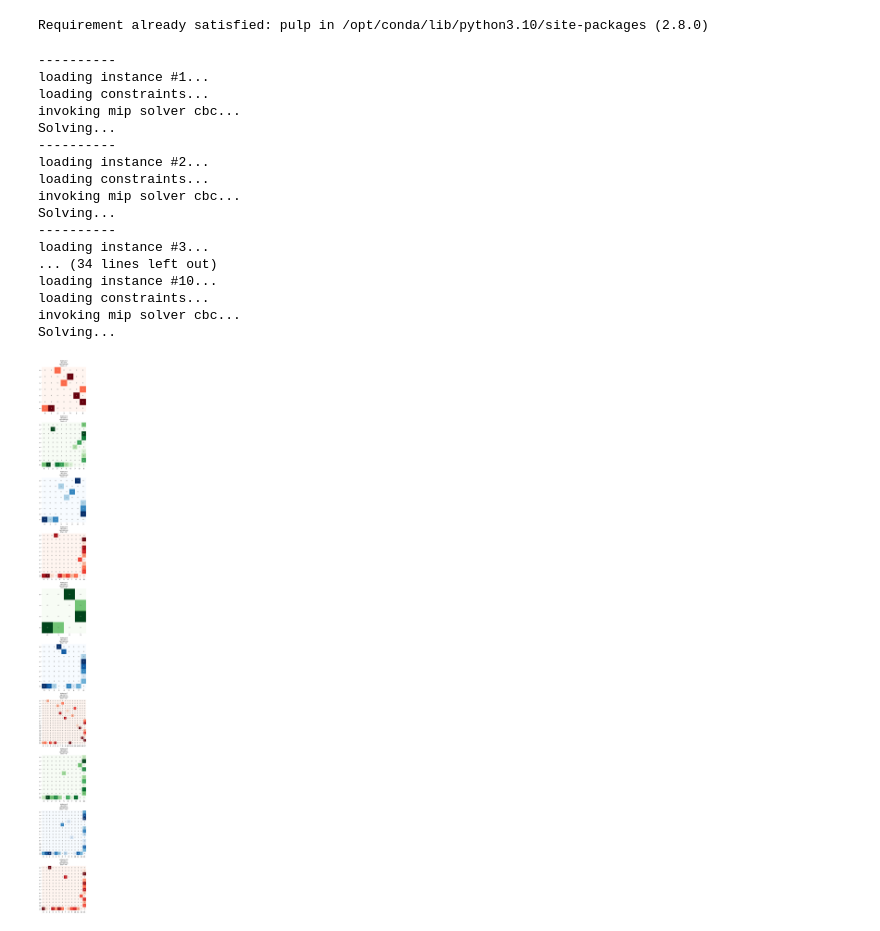
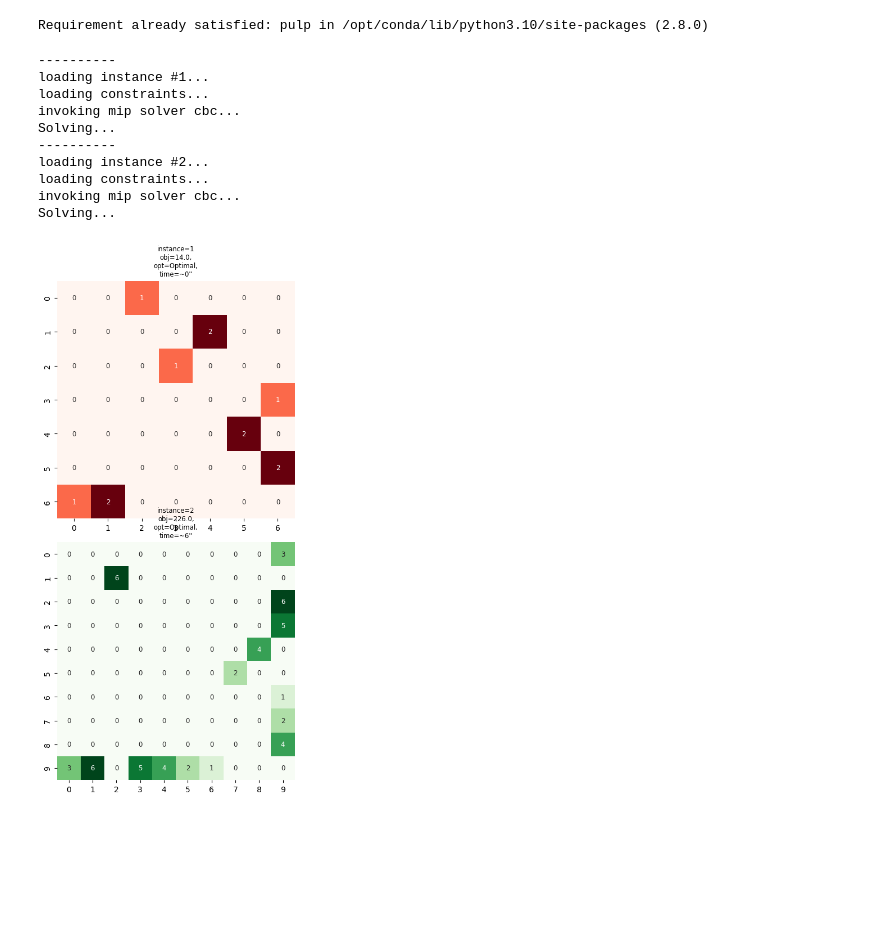
Before and after one commit to mrsalty/notebooks, a Jupyter notebook: vehicle-router-problem-with-mip.ipynb, the cells around one changed output. Saved outputs shown, nothing was run; the diff lists cells and outputs as text; code cells hidden in the pictures; blank space fills up the shorter version.

```diff
--- a/vehicle-router-problem-with-mip.ipynb
+++ b/vehicle-router-problem-with-mip.ipynb
@@ -347,7 +347,7 @@ def run_mip_model(solver_name, inst):
           "items": n,
           "status": LpStatus[prob.status],
           "obj": float(max_distance),
-          "seconds": elapsed_time,
+          "exec_time_secs": elapsed_time,
           "trips": to_trips(solution_matrix,n),
           "trips_matrix" : solution_matrix,
           "single_matrix": to_single_matrix(solution_matrix),
@@ -357,36 +357,29 @@ def run_mip_model(solver_name, inst):
 # %%
 import seaborn as sns
 import matplotlib.pyplot as plt
 
-instances = 10
+instances = 2
 f,ax=plt.subplots(instances,1,figsize=(6,5*instances))
 sns.set(font_scale=0.7)
 
 for i in range(1,instances+1):
     print('-'*10)
     cm = ['Blues', 'Reds', 'Greens']
     res = run_mip_model('cbc',i)
     #res = run_mip_model('highs',i)
     f.subplots_adjust(wspace=0.8)
     f.tight_layout()
     sns.heatmap(res["single_matrix"],ax=ax[i-1], cmap=cm[i%3],annot=True, cbar=False, square=True,)
-    ax[i-1].set_title(f'instance={i}\nobj={res["obj"]},\nopt={res["status"]},\ntime=~{int(res["seconds"])}\'\'')
+    ax[i-1].set_title(f'instance={i}\nobj={res["obj"]},\nopt={res["status"]},\ntime=~{int(res["exec_time_secs"])}\'\'')
 # %% [output]
 ----------
 loading instance #1...
 loading constraints...
 invoking mip solver cbc...
 Solving...
 ----------
 loading instance #2...
 loading constraints...
 invoking mip solver cbc...
 Solving...
-----------
-loading instance #3...
-... (34 lines left out)
-loading instance #10...
-loading constraints...
-invoking mip solver cbc...
-Solving...
-[figure, old version]
+[figure, new version]
```
Also changed, not shown: parts of 2 cells of this notebook.
